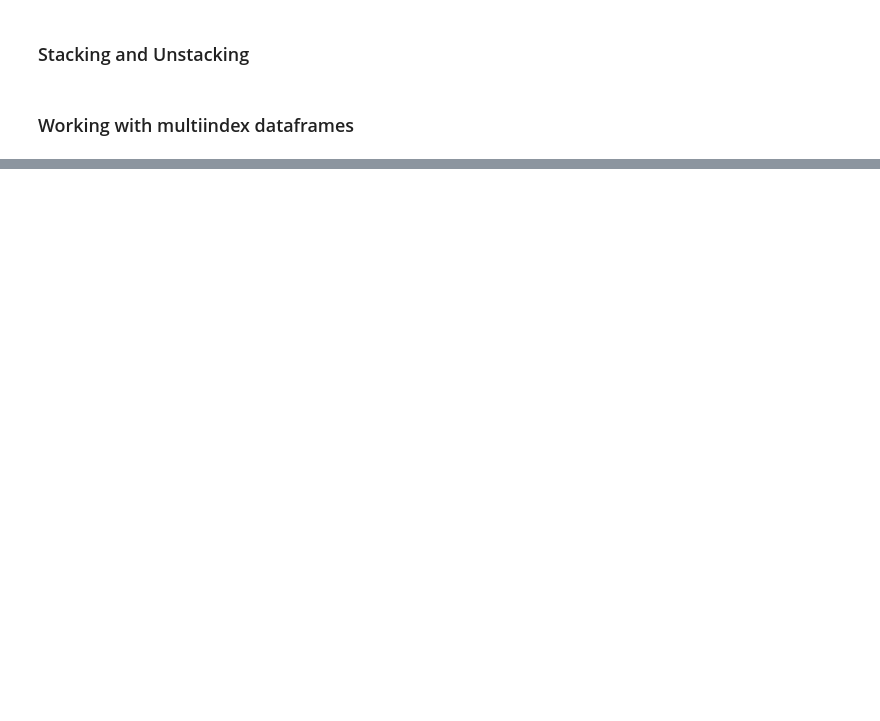
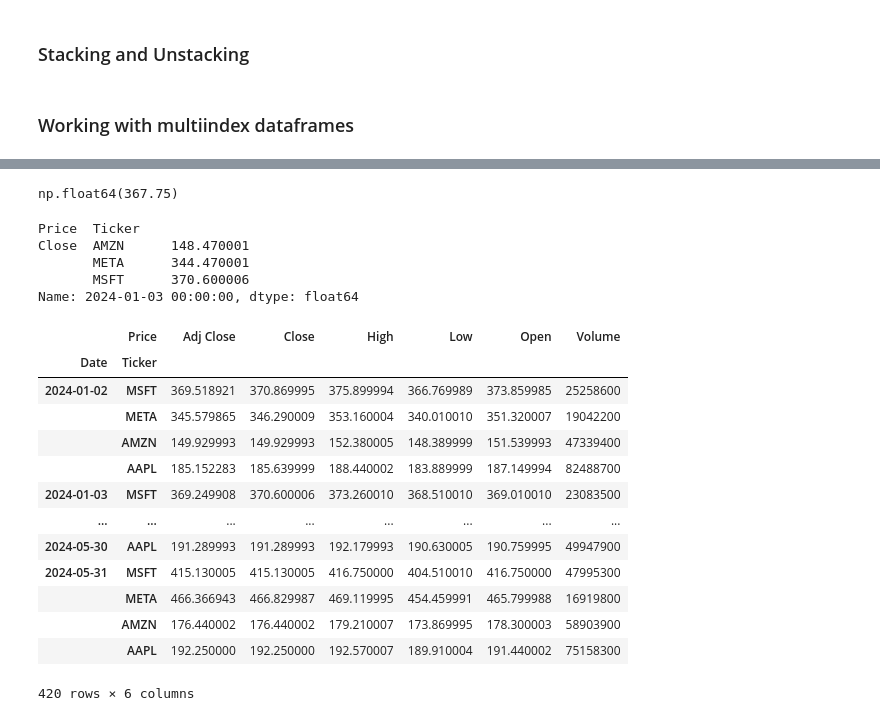
Before and after one commit to thekuldeepsingh/100-Days-Of-Hell-With-Python-Algotrading, a Jupyter notebook: Day_30_Multi-Index-Series-and-Dataframes-In-Pandas-In-Python/Day_30_Multi-Index-Series-and-Dataframes-In-Pandas-In-Python.ipynb, the cells around one changed output, grey strips where cells are left out. Drawn from its saved outputs; the diff is of its cells as text; code cells hidden in the pictures; blank space fills up the shorter version.

```diff
--- a/Day_30_Multi-Index-Series-and-Dataframes-In-Pandas-In-Python/Day_30_Multi-Index-Series-and-Dataframes-In-Pandas-In-Python.ipynb
+++ b/Day_30_Multi-Index-Series-and-Dataframes-In-Pandas-In-Python/Day_30_Multi-Index-Series-and-Dataframes-In-Pandas-In-Python.ipynb
@@ -233,8 +328,36 @@ pandas.core.series.Series
 # %%
 # Extracting both
+df.iloc[3,7]
+# %% [output]
+np.float64(367.75)
+# %%
+df.iloc[1,[5,6,7]]
+# %% [output]
+Price  Ticker
+Close  AMZN      148.470001
+       META      344.470001
+       MSFT      370.600006
+Name: 2024-01-03 00:00:00, dtype: float64
 # %%
 # sort index
 # both -> descending -> diff order
 # based on one level
+df.sort_index(ascending=False)
+df.stack().sort_index(ascending=[True,False])
+# %% [output]
+|  | Price | Adj Close | Close | High | Low | Open | Volume |
+| Date | Ticker |  |  |  |  |  |  |
+| 2024-01-02 | MSFT | 369.518921 | 370.869995 | 375.899994 | 366.769989 | 373.859985 | 25258600 |
+|  | META | 345.579865 | 346.290009 | 353.160004 | 340.010010 | 351.320007 | 19042200 |
+|  | AMZN | 149.929993 | 149.929993 | 152.380005 | 148.389999 | 151.539993 | 47339400 |
+|  | AAPL | 185.152283 | 185.639999 | 188.440002 | 183.889999 | 187.149994 | 82488700 |
+| 2024-01-03 | MSFT | 369.249908 | 370.600006 | 373.260010 | 368.510010 | 369.010010 | 23083500 |
+| ... | ... | ... | ... | ... | ... | ... | ... |
+| 2024-05-30 | AAPL | 191.289993 | 191.289993 | 192.179993 | 190.630005 | 190.759995 | 49947900 |
+| 2024-05-31 | MSFT | 415.130005 | 415.130005 | 416.750000 | 404.510010 | 416.750000 | 47995300 |
+|  | META | 466.366943 | 466.829987 | 469.119995 | 454.459991 | 465.799988 | 16919800 |
+|  | AMZN | 176.440002 | 176.440002 | 179.210007 | 173.869995 | 178.300003 | 58903900 |
+|  | AAPL | 192.250000 | 192.250000 | 192.570007 | 189.910004 | 191.440002 | 75158300 |
+420 rows × 6 columns
 # %%
 # multiindex dataframe(col) -> transpose
```
Also changed, not shown: parts of 21 cells of this notebook, 4 other files.
